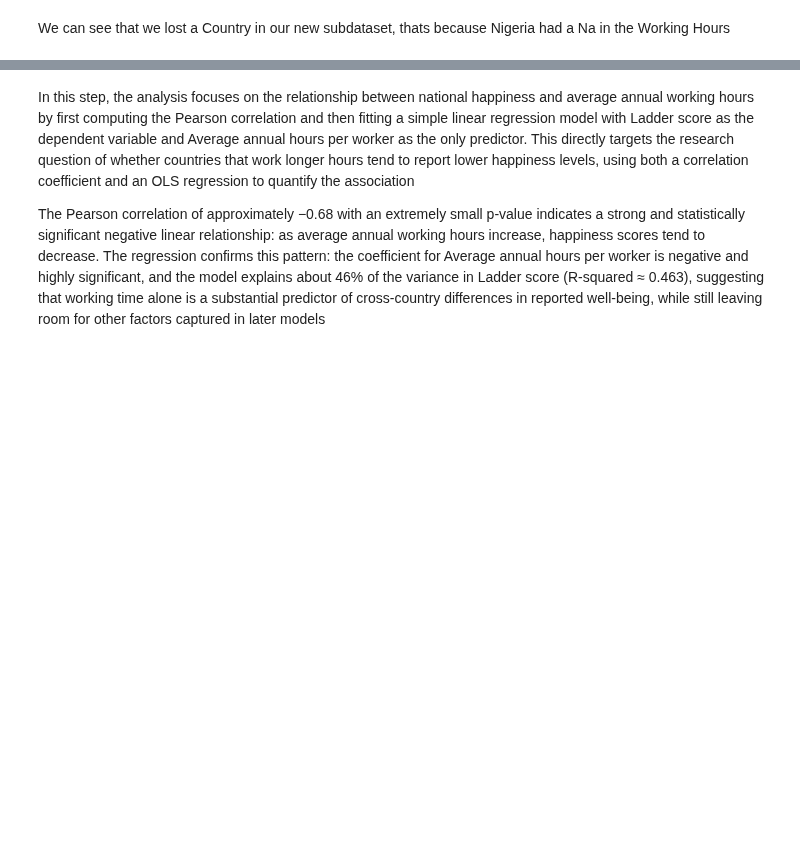
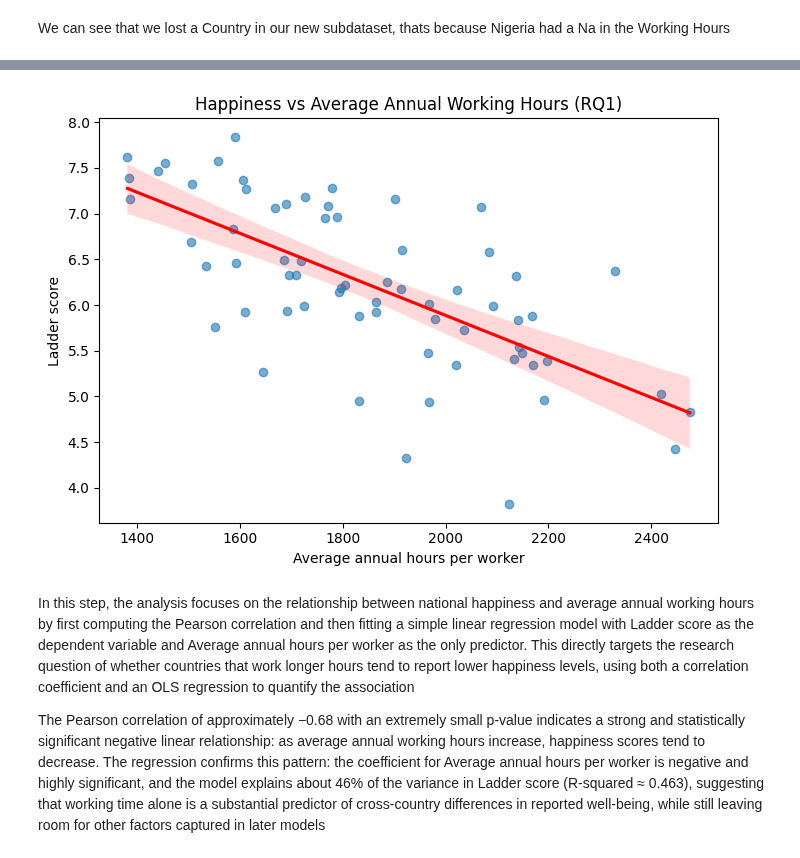
Before and after one commit to TeresaVits/Datenmodellierung, a Jupyter notebook: Data_Modelling2.ipynb, the cells around one changed output, grey strips where cells are left out. Cells and saved outputs as stored; diff of their text form; code cells hidden in the pictures; blank space fills up the shorter version.

```diff
--- a/Data_Modelling2.ipynb
+++ b/Data_Modelling2.ipynb
@@ -705,6 +714,26 @@ Notes:
 [1] Standard Errors assume that the covariance matrix of the errors is correctly specified.
 [2] The condition number is large, 1.31e+04. This might indicate that there are
 strong multicollinearity or other numerical problems.
+# %%
+import seaborn as sns
+import matplotlib.pyplot as plt
+
+# Scatter + regression line for RQ1
+plt.figure(figsize=(7,5))
+sns.regplot(
+    data=subset_rq1,
+    x="Average annual hours per worker",
+    y="Ladder score",
+    scatter_kws={"alpha": 0.6},
+    line_kws={"color": "red"}
+)
+plt.title("Happiness vs Average Annual Working Hours (RQ1)")
+plt.xlabel("Average annual hours per worker")
+plt.ylabel("Ladder score")
+plt.tight_layout()
+plt.show()
+# %% [output]
+[figure, added]
 # %% [markdown]
 In this step, the analysis focuses on the relationship between national happiness and average annual working hours by first computing the Pearson correlation and then fitting a simple linear regression model with Ladder score as the dependent variable and Average annual hours per worker as the only predictor. This directly targets the research question of whether countries that work longer hours tend to report lower happiness levels, using both a correlation coefficient and an OLS regression to quantify the association
 
```
Also changed, not shown: parts of 13 cells of this notebook.
